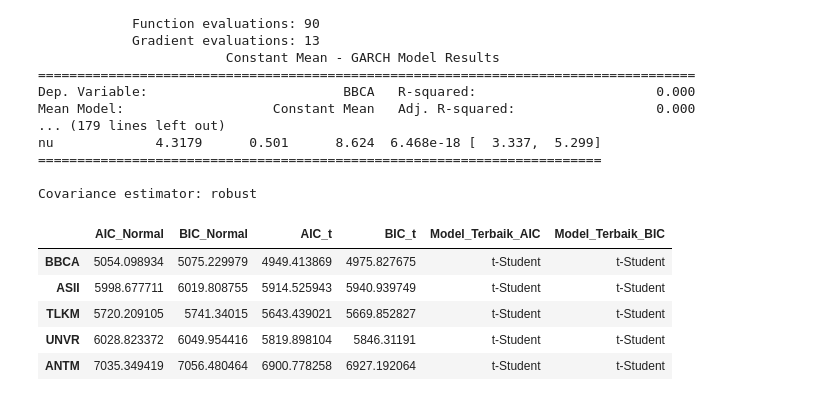
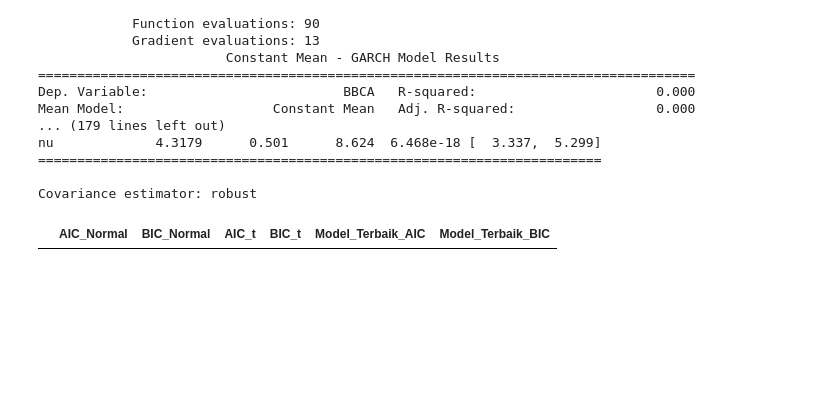
Before and after one commit to Yasidrzp/Sekeripsi, a Jupyter notebook: Sekeripsi.ipynb, the cells around one changed output. Drawn from its saved outputs; the diff is of its cells as text; code cells hidden in the pictures; blank space fills up the shorter version.

```diff
--- a/Sekeripsi.ipynb
+++ b/Sekeripsi.ipynb
@@ -335,23 +355,16 @@ Covariance estimator: robust
 # %%
 comparison_table['Model_Terbaik_AIC'] = np.where(
     comparison_table['AIC_t'] < comparison_table['AIC_Normal'],
     't-Student',
     'Normal'
 )
 
 comparison_table['Model_Terbaik_BIC'] = np.where(
     comparison_table['BIC_t'] < comparison_table['BIC_Normal'],
     't-Student',
     'Normal'
 )
 
 comparison_table
-
-comparison_table
 # %% [output]
 |  | AIC_Normal | BIC_Normal | AIC_t | BIC_t | Model_Terbaik_AIC | Model_Terbaik_BIC |
-| BBCA | 5054.098934 | 5075.229979 | 4949.413869 | 4975.827675 | t-Student | t-Student |
-| ASII | 5998.677711 | 6019.808755 | 5914.525943 | 5940.939749 | t-Student | t-Student |
-| TLKM | 5720.209105 | 5741.34015 | 5643.439021 | 5669.852827 | t-Student | t-Student |
-| UNVR | 6028.823372 | 6049.954416 | 5819.898104 | 5846.31191 | t-Student | t-Student |
-| ANTM | 7035.349419 | 7056.480464 | 6900.778258 | 6927.192064 | t-Student | t-Student |
```
Also changed, not shown: parts of 5 cells of this notebook.
